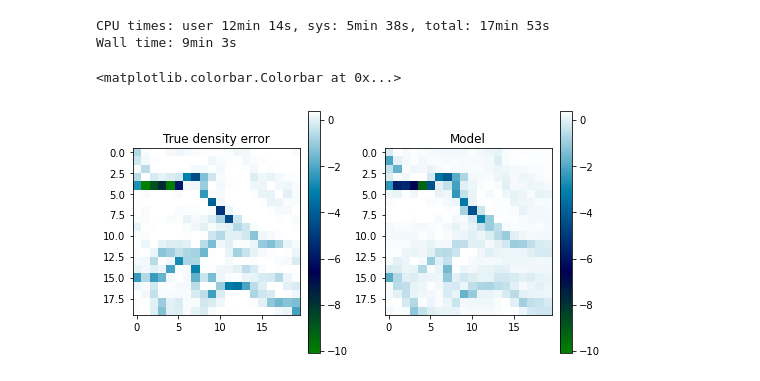
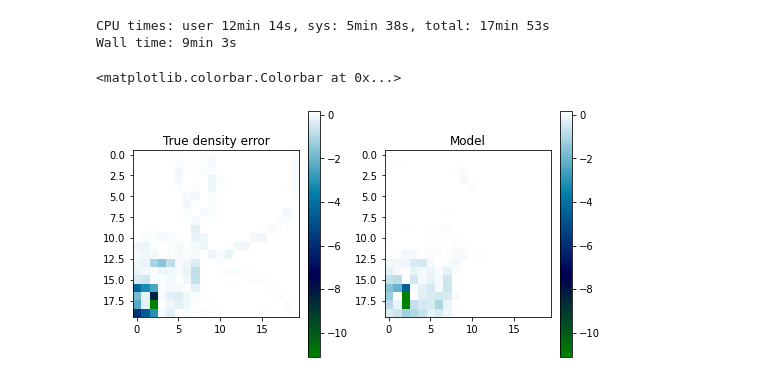
Before and after one commit to anastasiaGor/oceanDataNotebooks, a Jupyter notebook: density_ML/03-cnn_normilized_data.ipynb, the cells around one changed output. Cells and saved outputs as stored; diff of their text form; code cells hidden in the pictures.

```diff
--- a/density_ML/03-cnn_normilized_data.ipynb
+++ b/density_ML/03-cnn_normilized_data.ipynb
@@ -217,16 +217,16 @@ Wall time: 9min 3s
 # %%
 sample = test_data_iterator.next()
 # %%
-index_in_batch = 6
+index_in_batch = 11
 
 fig, ax = plt.subplots(ncols=2, nrows=1, figsize=(7,3.5), constrained_layout=True)
 img1 = ax[0].imshow(np.squeeze(sample['sigma0_delta'][index_in_batch].numpy()), cmap='ocean')
 fig.colorbar(img1, ax=ax[0])
 cmax = img1.colorbar.vmax
 img2 = ax[1].imshow(np.squeeze(model(torch.transpose(torch.stack([sample[key] for key in keys_input]), 0, 1)).detach().numpy()[index_in_batch]), cmap='ocean', vmin=img1.colorbar.vmin, vmax=img1.colorbar.vmax)
 ax[0].set(title='True density error')
 ax[1].set(title='Model')
 fig.colorbar(img2, ax=ax[1])
 # %% [output]
 <matplotlib.colorbar.Colorbar at 0x...>
-[figure, old version]
+[figure, new version]
```
Also changed, not shown: 1 other file.
